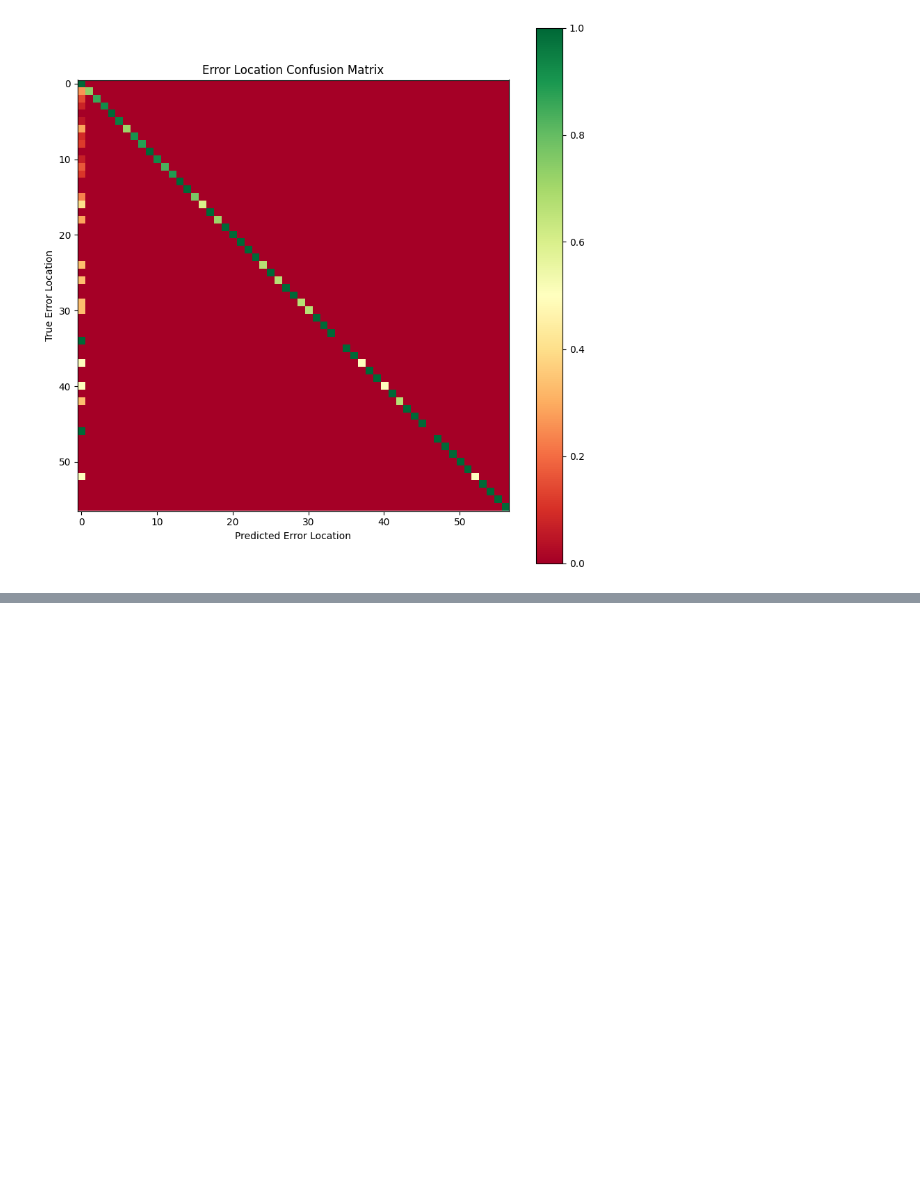
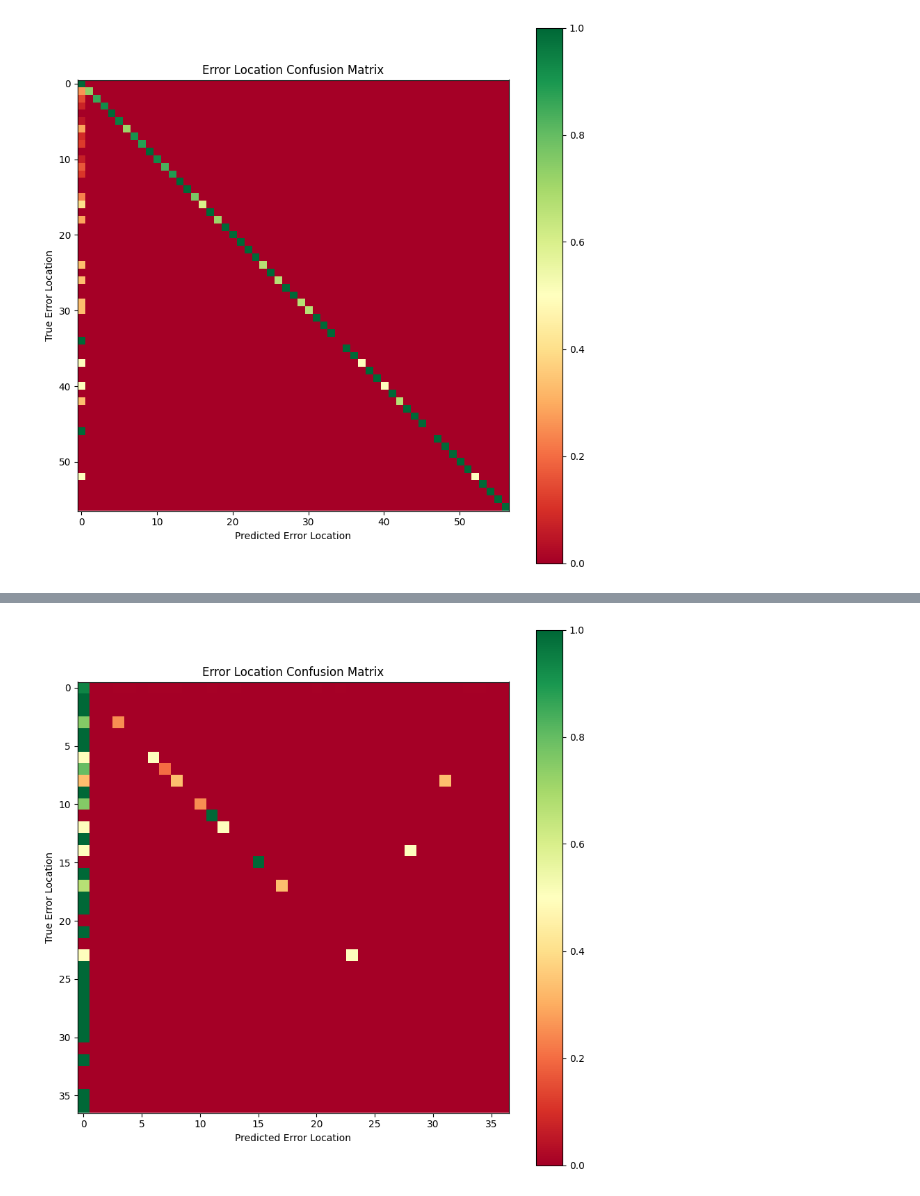
Before and after one commit to mfgeary/dsan5800-final-project, a Jupyter notebook: code/final-model.ipynb, the cells around one changed output, grey strips where cells are left out. Cells and saved outputs as stored; diff of their text form; code cells hidden in the pictures; blank space fills up the shorter version.

```diff
--- a/code/final-model.ipynb
+++ b/code/final-model.ipynb
@@ -797,0 +857,5 @@ plt.show()
+# %%
+test_error_idx = [i if str(i) != str(np.nan) else -1 for i in test_df["error_idx"]]
+output_error_idx = [i[0] if len(i)==1 else -1 for i in output_df["error_idx"]]
+print("ERROR LOCATION REPORT: ")
+pd.DataFrame(classification_report(test_error_idx, output_error_idx, output_dict=True)).transpose()
@@ -797,0 +962,19 @@ plt.show()
+# %%
+import matplotlib.pyplot as plt
+from sklearn.metrics import confusion_matrix
+import numpy as np
+
+# Assuming test_df and output_df are DataFrames with the "is_error" column
+conf_matrix = confusion_matrix(test_error_idx, output_error_idx, normalize="true")
+
+ticks = ["No Error" if i==0 else str(i) for i in output_error_idx]
+plt.figure(figsize=(10, 10))
+plt.imshow(conf_matrix, cmap="RdYlGn", vmin=0, vmax=1)
+plt.colorbar()
+plt.ylabel('True Error Location')
+plt.xlabel('Predicted Error Location')
+plt.title('Error Location Confusion Matrix')
+
+plt.show()
+# %% [output]
+[figure, added]
```
Also changed, not shown: parts of 41 cells of this notebook, 3 other files.
